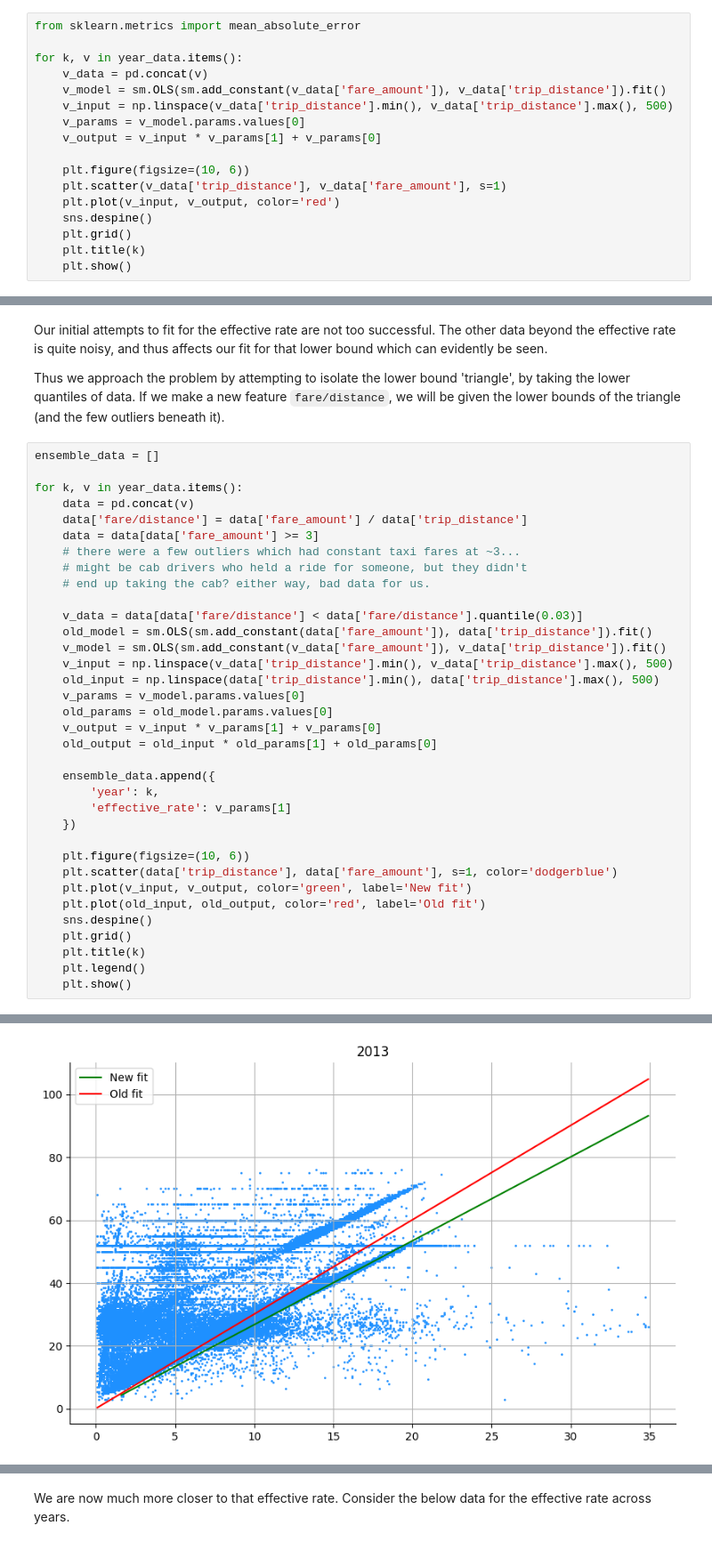
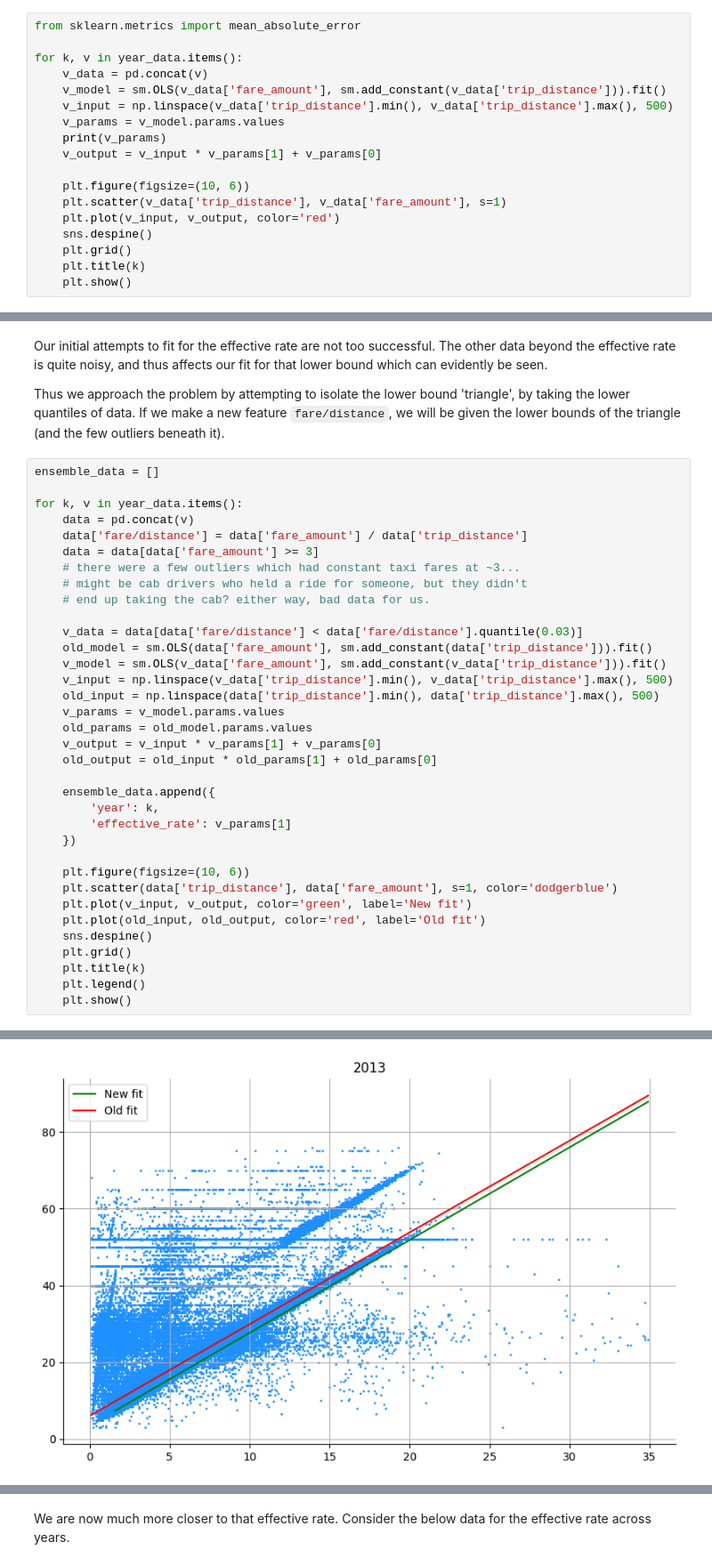
Before and after one commit to haezera/taxis-and-ubers, a Jupyter notebook: ds-research/research/fare_amount.ipynb, the cells around one changed output, grey strips where cells are left out. Shown at 89% size. Saved outputs shown, nothing was run; the diff lists cells and outputs as text.

```diff
--- a/ds-research/research/fare_amount.ipynb
+++ b/ds-research/research/fare_amount.ipynb
@@ -31,9 +31,10 @@ from sklearn.metrics import mean_absolute_error
 
 for k, v in year_data.items():
     v_data = pd.concat(v)
-    v_model = sm.OLS(sm.add_constant(v_data['fare_amount']), v_data['trip_distance']).fit()
+    v_model = sm.OLS(v_data['fare_amount'], sm.add_constant(v_data['trip_distance'])).fit()
     v_input = np.linspace(v_data['trip_distance'].min(), v_data['trip_distance'].max(), 500)
-    v_params = v_model.params.values[0]
+    v_params = v_model.params.values
+    print(v_params)
     v_output = v_input * v_params[1] + v_params[0]
 
     plt.figure(figsize=(10, 6))
@@ -73,12 +74,12 @@ for k, v in year_data.items():
     # end up taking the cab? either way, bad data for us.
 
     v_data = data[data['fare/distance'] < data['fare/distance'].quantile(0.03)]
-    old_model = sm.OLS(sm.add_constant(data['fare_amount']), data['trip_distance']).fit()
-    v_model = sm.OLS(sm.add_constant(v_data['fare_amount']), v_data['trip_distance']).fit()
+    old_model = sm.OLS(data['fare_amount'], sm.add_constant(data['trip_distance'])).fit()
+    v_model = sm.OLS(v_data['fare_amount'], sm.add_constant(v_data['trip_distance'])).fit()
     v_input = np.linspace(v_data['trip_distance'].min(), v_data['trip_distance'].max(), 500)
     old_input = np.linspace(data['trip_distance'].min(), data['trip_distance'].max(), 500)
-    v_params = v_model.params.values[0]
-    old_params = old_model.params.values[0]
+    v_params = v_model.params.values
+    old_params = old_model.params.values
     v_output = v_input * v_params[1] + v_params[0]
     old_output = old_input * old_params[1] + old_params[0]
 
@@ -104 +105 @@ for k, v in year_data.items():
-[figure, old version]
+[figure, new version]
```
Also changed, not shown: parts of 2 cells of this notebook, 4 other files.
